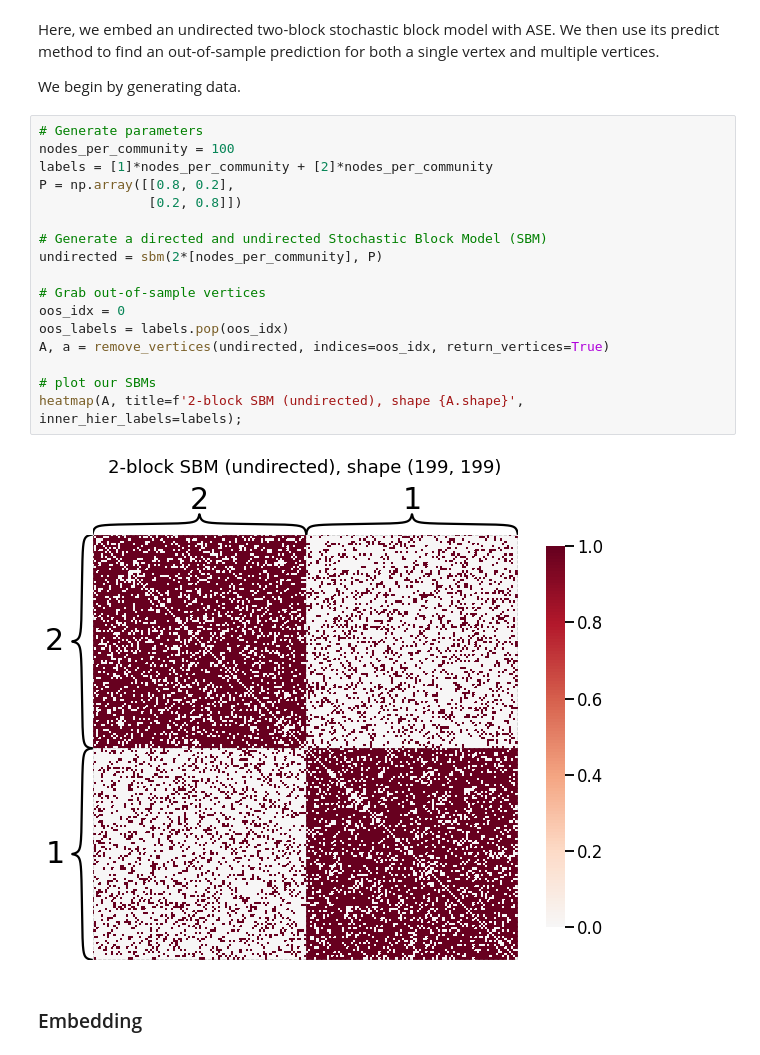
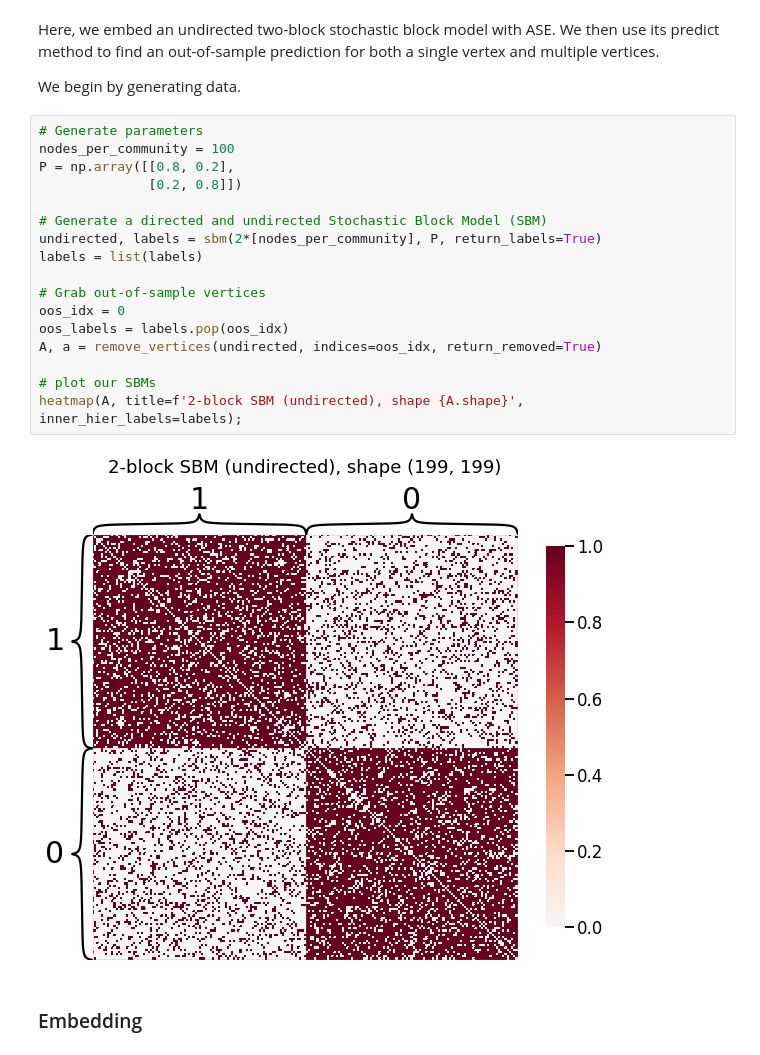
Before and after one commit to loftusa/graspy-personal, a Jupyter notebook: notebooks/OutOfSampleEmbedding.ipynb, the cells around one changed output. Cells and saved outputs as stored; diff of their text form.

```diff
--- a/notebooks/OutOfSampleEmbedding.ipynb
+++ b/notebooks/OutOfSampleEmbedding.ipynb
@@ -35,22 +35,22 @@ We begin by generating data.
 # %%
 # Generate parameters
 nodes_per_community = 100
-labels = [1]*nodes_per_community + [2]*nodes_per_community
 P = np.array([[0.8, 0.2],
               [0.2, 0.8]])
 
 # Generate a directed and undirected Stochastic Block Model (SBM)
-undirected = sbm(2*[nodes_per_community], P)
+undirected, labels = sbm(2*[nodes_per_community], P, return_labels=True)
+labels = list(labels)
 
 # Grab out-of-sample vertices
 oos_idx = 0
 oos_labels = labels.pop(oos_idx)
-A, a = remove_vertices(undirected, indices=oos_idx, return_vertices=True)
+A, a = remove_vertices(undirected, indices=oos_idx, return_removed=True)
 
 # plot our SBMs
 heatmap(A, title=f'2-block SBM (undirected), shape {A.shape}', inner_hier_labels=labels);
 # %% [output]
-[figure, old version]
+[figure, new version]
 # %% [markdown]
 ### Embedding
 # %% [markdown]
```
Also changed, not shown: parts of 4 cells of this notebook, 2 other files.
